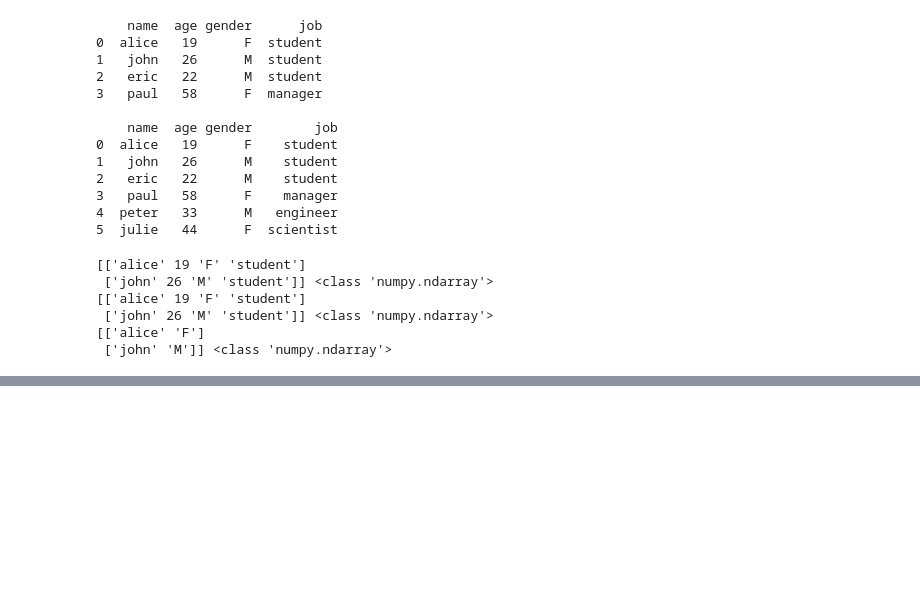
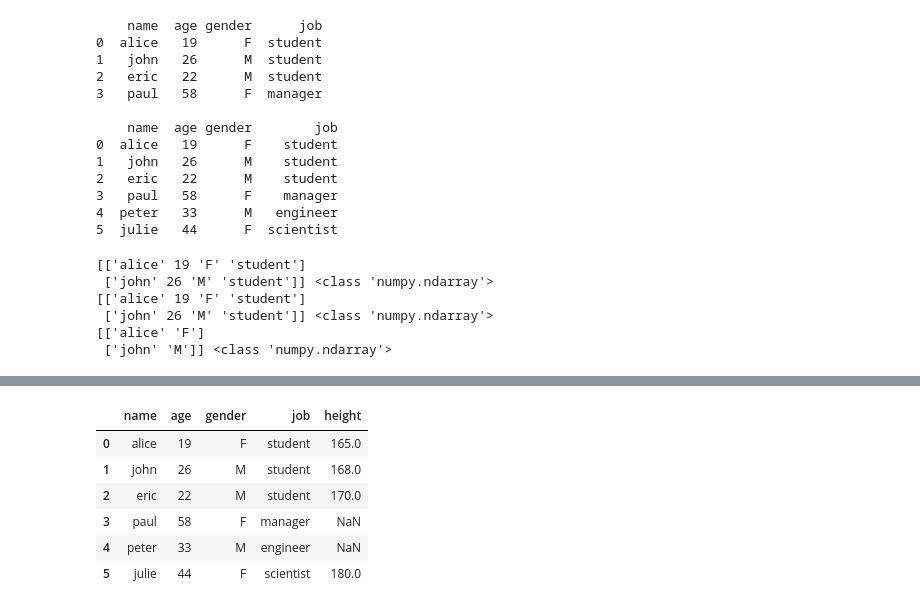
Before and after one commit to toarnabtrainer/AEC_ML_With_Python_August_2024, a Jupyter notebook: Pandas.ipynb, the cells around one changed output, grey strips where cells are left out. Saved outputs shown, nothing was run; the diff lists cells and outputs as text; code cells hidden in the pictures; blank space fills up the shorter version.

```diff
--- a/Pandas.ipynb
+++ b/Pandas.ipynb
@@ -353,0 +410,12 @@ print (arr_data, type(arr_data))
+# %%
+# left outer join: all rows from the left data frame and only matching rows from the right data frame
+merge_left_outer = pd.merge(users, user4, on = 'name', how = 'left')
+merge_left_outer
+# %% [output]
+|  | name | age | gender | job | height |
+| 0 | alice | 19 | F | student | 165.0 |
+| 1 | john | 26 | M | student | 168.0 |
+| 2 | eric | 22 | M | student | 170.0 |
+| 3 | paul | 58 | F | manager | NaN |
+| 4 | peter | 33 | M | engineer | NaN |
+| 5 | julie | 44 | F | scientist | 180.0 |
```
Also changed, not shown: parts of 7 cells of this notebook.
